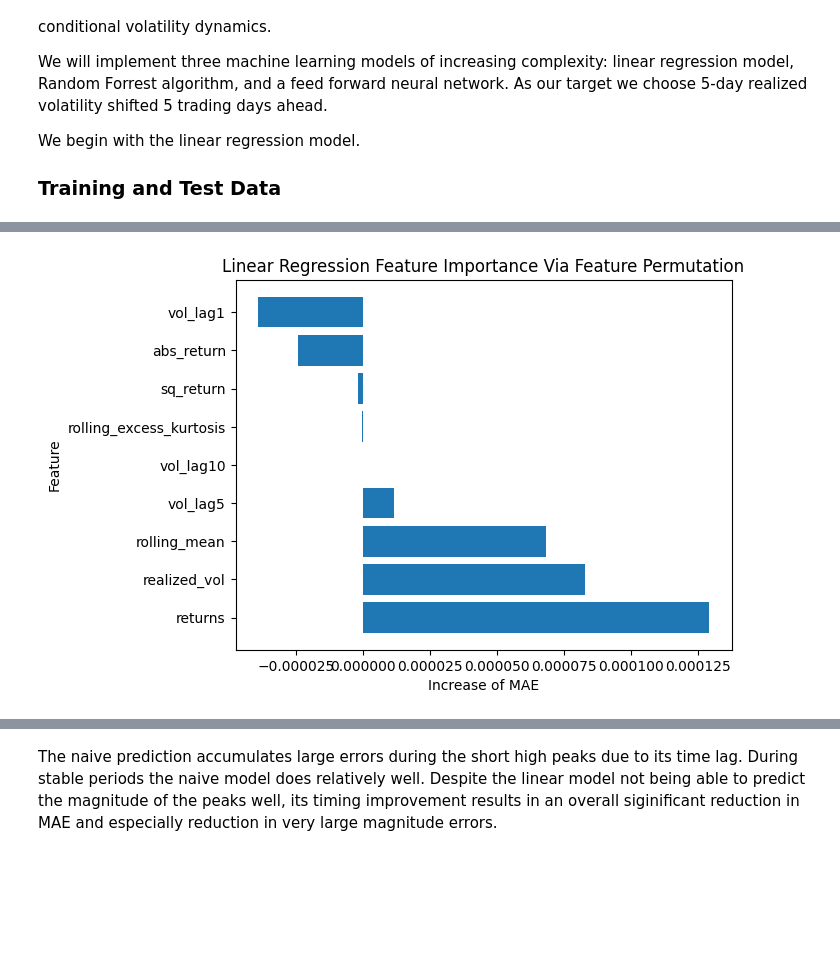
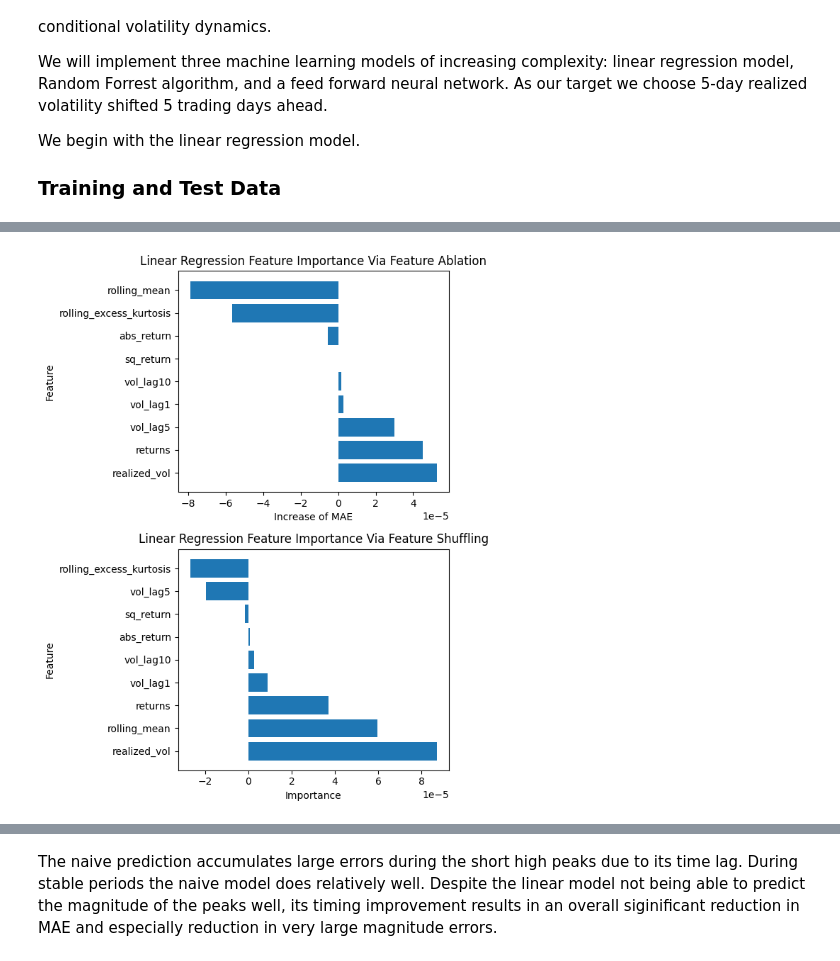
Before and after one commit to noellerpaula/gbm_vs_sp500, a Jupyter notebook: notebooks/analysis.ipynb, the cells around one changed output, grey strips where cells are left out. Cells and saved outputs as stored; diff of their text form; code cells hidden in the pictures; blank space fills up the shorter version.

Commit message:
Made corrections to all models, fixed target variable

```diff
--- a/notebooks/analysis.ipynb
+++ b/notebooks/analysis.ipynb
@@ -365,9 +365,14 @@ y = features["target"]
 # For more rigorous validation in other contexts I would consider for instance walk forward split
 
 splitting_index = int(len(features)* 0.8)
-X_train = X[:splitting_index]
+X_trainandvalidation = X[:splitting_index]
+Y_trainandvalidation = y[:splitting_index]
+train_index = int(len(X_trainandvalidation)*0.8)
+X_train = X_trainandvalidation[:train_index]
+Y_train = Y_trainandvalidation[:train_index]
+X_validation = X_trainandvalidation[train_index:]
+Y_validation = Y_trainandvalidation[train_index:]
 X_test = X[splitting_index:]
-Y_train = y[:splitting_index]
 Y_test = y[splitting_index:]
 # %% [markdown]
 ### Feature Baseline
@@ -390,9 +402,11 @@ pred_train = model_prediction(linear_model, X_train_scaled)
 pred_train = pd.Series(pred_train, index=Y_train.index)
 X_test_scaled = scaler.transform(X_test)
 X_test_scaled = pd.DataFrame(X_test_scaled,columns=X_test.columns, index=X_test.index)
+X_validation_scaled = scaler.transform(X_validation)
+X_validation_scaled = pd.DataFrame(X_validation_scaled, columns=X_validation.columns, index=X_validation.index)
 pred_test = model_prediction(linear_model, X_test_scaled)
 pred_test = pd.Series(pred_test, index=Y_test.index)
-evaluate_performance("Linear Regression", pred_train, pred_test, Y_train, Y_test)
+evaluate_performance("Linear Regression", pred_train, pred_test,"Test Data" ,Y_train, Y_test)
 naive_pred_train = X_train["realized_vol"]
 naive_pred_test = X_test["realized_vol"]
 compare_prediction("Test Prediction Results Linear Model vs. Naive Model", pred_test, "Linear Model", naive_pred_test, "Naive Prediction", Y_test)
@@ -401,7 +415,7 @@ common_index = (Y_test.index.intersection(pred_test.index).intersection(garch_pr
 y_common = Y_test.loc[common_index]
 linear_common = pred_test.loc[common_index]
 garch_common = garch_pred.loc[common_index]
-compare_prediction("Test prediction Results Linear Model vs Garch", garch_common, "GARCh", linear_common, "Linear Model", y_common)
+compare_prediction("Test prediction Results Linear Model vs GARCH (1,1)", garch_common, "GARCH (1,1)", linear_common, "Linear Model", y_common)
 # %% [output]
 Linear Regression Model Performance on Training Data vs. Test Data
 ------------------------------------------------------------------
@@ -455,12 +470,21 @@ plt.show()
 # %%
-results_lr = find_feature_importance(linear_model, X_test_scaled,Y_test)
+results_lr = find_feature_importance(linear_model, X_validation_scaled,Y_validation)
+results_lr_ablation = feature_ablationtest_importance('linear', X_train, Y_train, X_validation, Y_validation)
 # %%
 importance_lr = pd.DataFrame(results_lr.items(), columns=["Feature", "Importance"]).sort_values("Importance", ascending=False)
-plt.barh(importance_lr["Feature"], importance_lr["Importance"])
-plt.title("Linear Regression Feature Importance Via Feature Permutation")
-plt.ylabel("Feature")
-plt.xlabel("Increase of MAE")
+importance_lr_ablation = pd.DataFrame(results_lr_ablation.items(), columns=["Feature", "Importance"]).sort_values("Importance", ascending=False)
+fig, (ax1,ax2) = plt.subplots(nrows=2,ncols=1, figsize=(6,8))
+ax1.barh(importance_lr_ablation["Feature"], importance_lr_ablation["Importance"])
+ax1.set_title("Linear Regression Feature Importance Via Feature Ablation")
+ax1.set_ylabel("Feature")
+ax1.set_xlabel("Increase of MAE")
+ax1.ticklabel_format(style='sci', axis='x', scilimits=(0,0))
+ax2.barh(importance_lr["Feature"], importance_lr["Importance"])
+ax2.set_title("Linear Regression Feature Importance Via Feature Shuffling")
+ax2.set_ylabel("Feature")
+ax2.set_xlabel("Importance")
+plt.tight_layout()
 plt.show()
 # %% [output]
-[figure, old version]
+[figure, new version]
 # %% [markdown]
```
Also changed, not shown: parts of 28 cells of this notebook, 7 other files.
